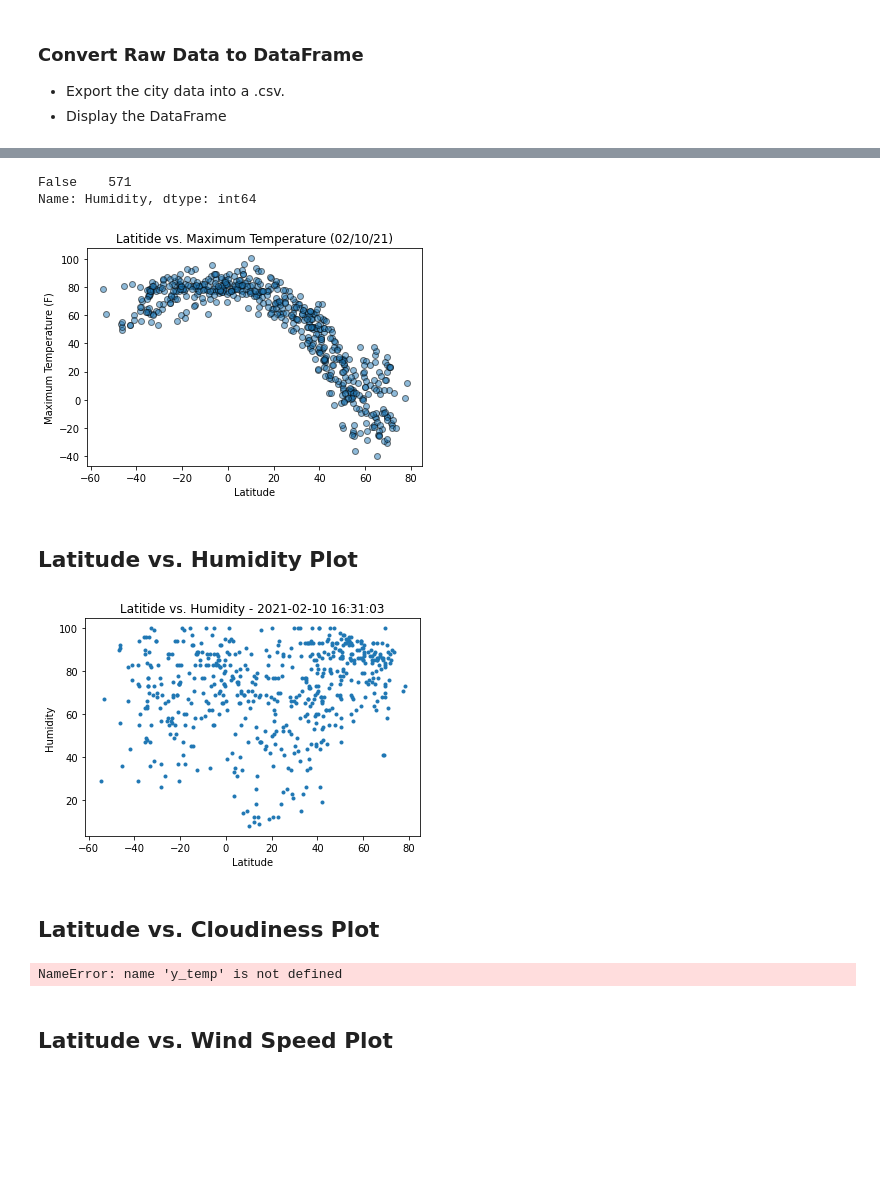
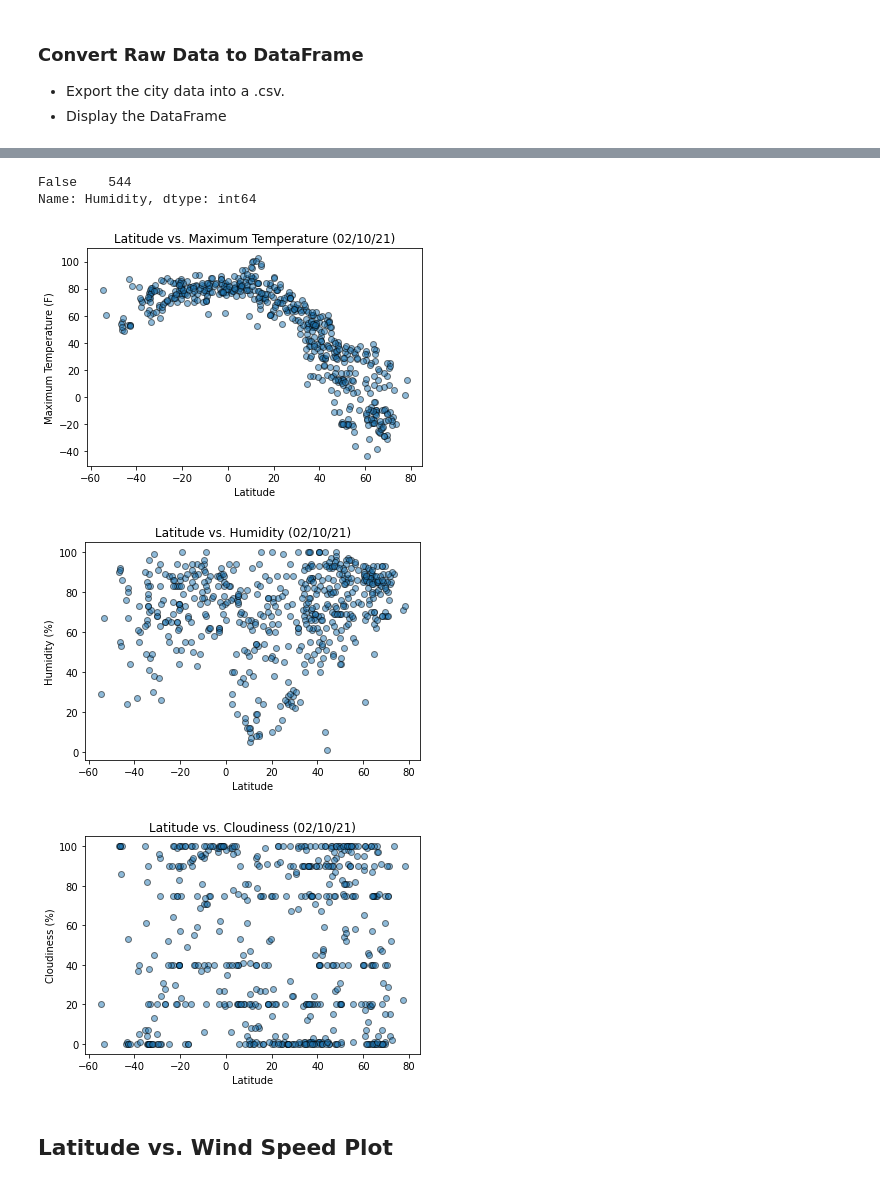
Before and after one commit to mrryanlittle/python-api-challenge, a Jupyter notebook: WeatherPy/WeatherPy.ipynb, the cells around one changed output, grey strips where cells are left out. Saved outputs shown, nothing was run; the diff lists cells and outputs as text; code cells hidden in the pictures; blank space fills up the shorter version.

Commit message:
added [all] to cloudiness.append in API forLoop

```diff
--- a/WeatherPy/WeatherPy.ipynb
+++ b/WeatherPy/WeatherPy.ipynb
@@ -85,7 +85,7 @@ for city in cities:
         lng.append(weather_response['coord']['lon'])
         max_temp.append(weather_response['main']['temp_max'])
         humidity.append(weather_response['main']['humidity'])
-        cloudiness.append(weather_response['clouds'])
+        cloudiness.append(weather_response['clouds']['all'])
         wind_speed.append(weather_response['wind']['speed'])
         country.append(weather_response['sys']['country'])
         date.append(weather_response['dt'])
@@ -150,7 +143,7 @@ humidity_over100 = city_df['Humidity'] > 100
 humidity_over100.value_counts()
 # No Cities over 100% Humidity - All Columns Returned False
 # %% [output]
-False    571
+False    544
 Name: Humidity, dtype: int64
 # %%
 # Defined variables for useful information to plot
@@ -162,36 +155,28 @@ winds = city_df['Wind Speed']
 # %%
 # Latitude vs. Temperature Plot
 plt.scatter(lats, temps, edgecolor='black', linewidths=1, marker='o', alpha=.5)
-plt.title(f"Latitide vs. Maximum Temperature (%s)" % time.strftime("%x"))
+plt.title("Latitude vs. Maximum Temperature (%s)" % time.strftime("%x"))
 plt.xlabel('Latitude')
 plt.ylabel('Maximum Temperature (F)')
 plt.savefig('graphs/LatitudeMaxTempScatterPlot.png')
 # %% [output]
-[figure, old version]
+[figure, new version]
-# %% [markdown]
-## Latitude vs. Humidity Plot
 # %%
-x_lat = city_df['Latitude']
-y_hum = city_df['Humidity']
-plt.scatter(x_lat, y_hum, marker='.')
-plt.title(f"Latitide vs. Humidity - {city_df['Date'][0]}")
+plt.scatter(lats, hums, edgecolor='black', linewidths=1, marker='o', alpha=.5)
+plt.title("Latitude vs. Humidity (%s)" % time.strftime("%x"))
 plt.xlabel('Latitude')
-plt.ylabel('Humidity')
+plt.ylabel('Humidity (%)')
 plt.savefig('graphs/LatitudeHumidityScatterPlot.png')
 # %% [output]
-[figure, old version]
+[figure, new version]
-# %% [markdown]
-## Latitude vs. Cloudiness Plot
 # %%
-x_lat = city_df['Latitude']
-y_cloud = city_df['Cloudiness']
-plt.scatter(x_lat, y_temp, marker='.')
-plt.title(f"Latitide vs. Cloudiness Plot - {city_df['Date'][0]}")
+plt.scatter(lats, clouds, edgecolor='black', linewidths=1, marker='o', alpha=.5)
+plt.title("Latitude vs. Cloudiness (%s)" % time.strftime("%x"))
 plt.xlabel('Latitude')
-plt.ylabel('Cloudiness')
+plt.ylabel('Cloudiness (%)')
 plt.savefig('graphs/LatitudeCloudinessScatterPlot.png')
 # %% [output]
-NameError: name 'y_temp' is not defined
+[figure, added]
 # %% [markdown]
 ## Latitude vs. Wind Speed Plot
 # %%
```
Also changed, not shown: parts of 13 cells of this notebook, 11 other files.
